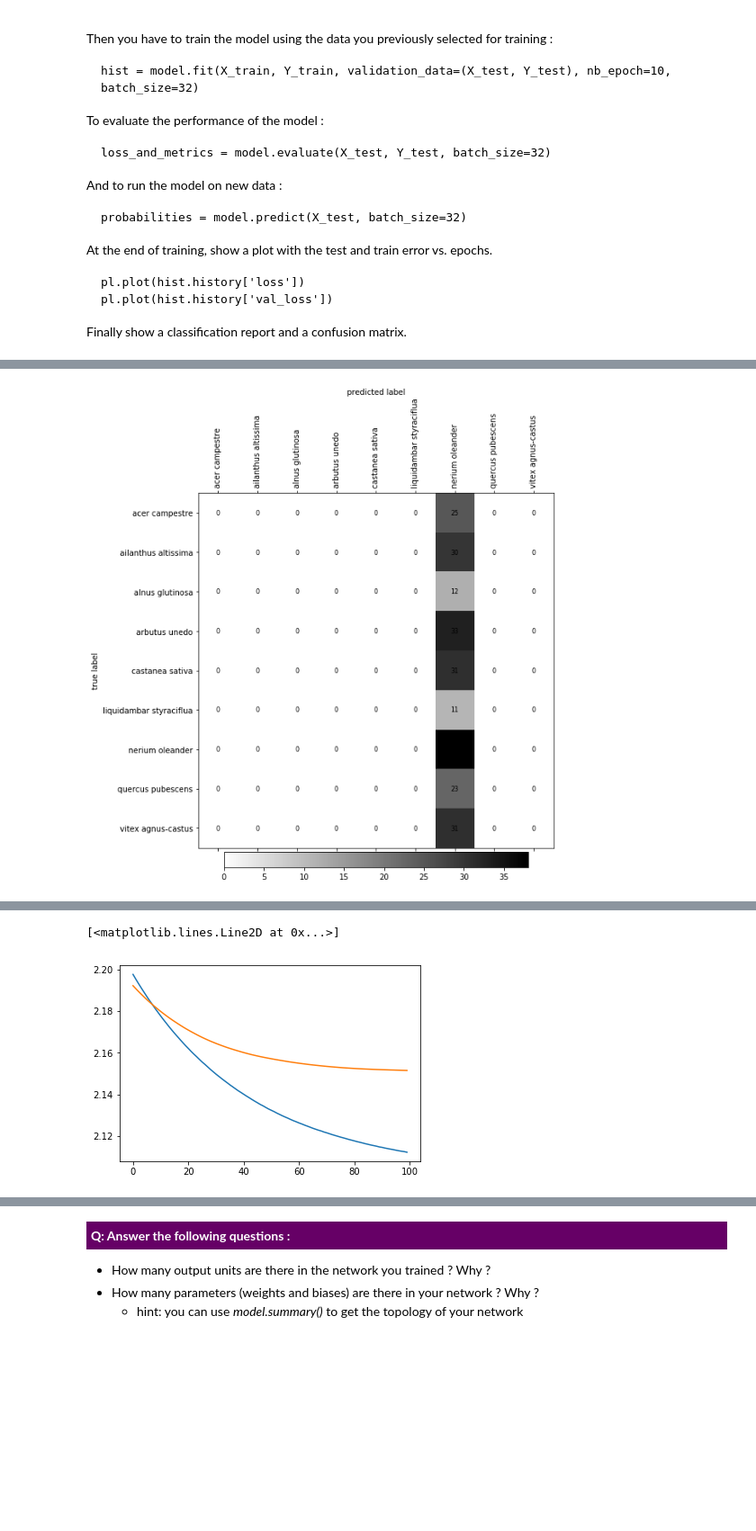
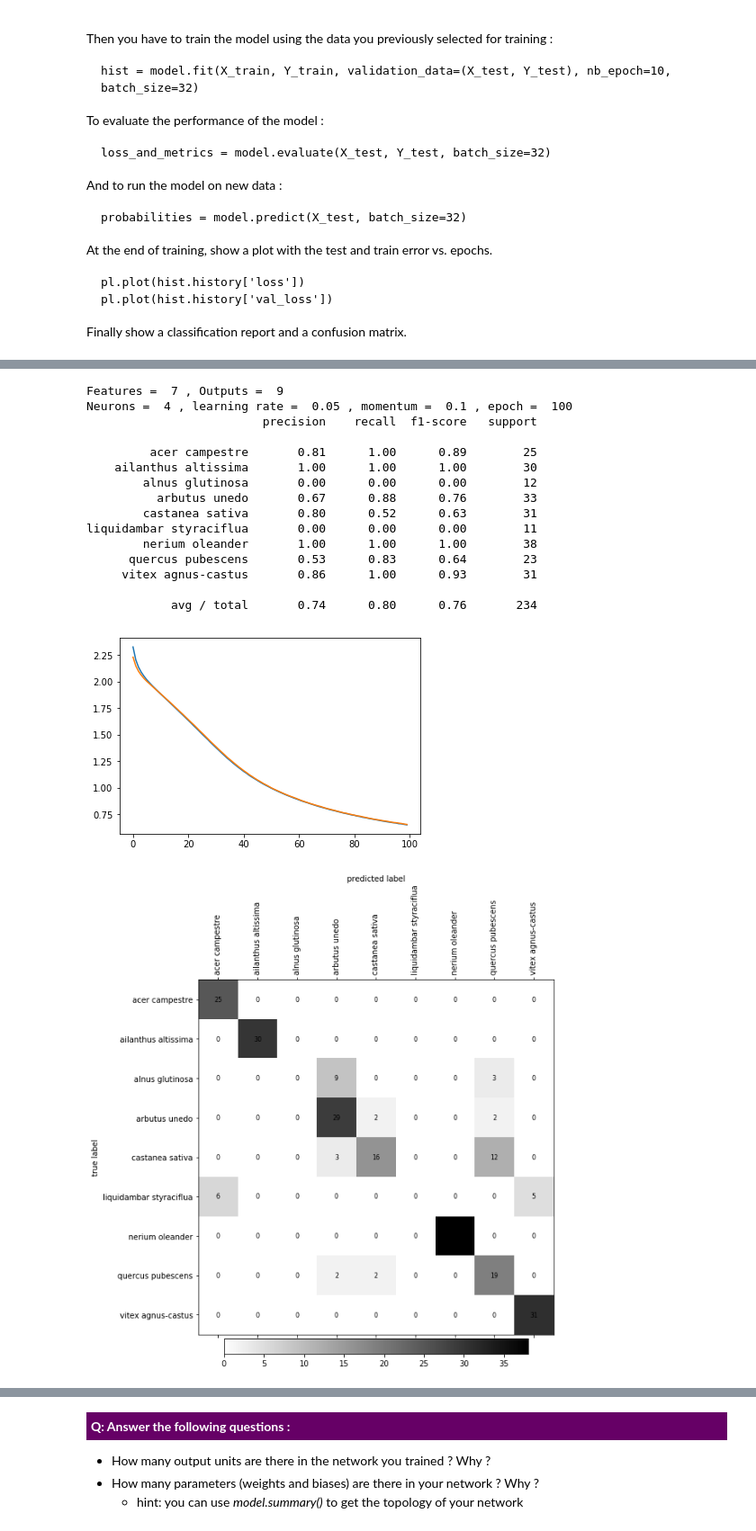
Before and after one commit to mylag/MLBD, a Jupyter notebook: MLBD_lab2/lab2_assignment.ipynb, the cells around one changed output, grey strips where cells are left out. Shown at 90% size. Cells and saved outputs as stored; diff of their text form; code cells hidden in the pictures; blank space fills up the shorter version.

```diff
--- a/MLBD_lab2/lab2_assignment.ipynb
+++ b/MLBD_lab2/lab2_assignment.ipynb
@@ -958,8 +972,3 @@ liquidambar styraciflua       0.00      0.00      0.00        11
-# %%
-pl.figure(figsize=(10, 10))
-plot_confusion_matrix(confmat, lencoder.classes_, cmap=cm.gray_r)
-# %% [output]
-[figure, removed]
 # %% [markdown]
 <p style="background-color:#660066; color:#fff;padding:5px; font-weight:bold">Q: Play with the training parameters.</p>
 Explore the training process and try to find a good set of parameters. The main parameters are : *learningrate* (lr), *momentum* (momentum), the number of hidden units in your network and the number of updates performed by the algorithm (epochs).
@@ -980,29 +989,65 @@ The classification performance will most likely be close to but lower than what
 # %%
 # MLBD - Labo
 
-# Start by setting the number of units in the hidden layer (to something small, <5)
-# and the number of epochs (20-200).
-#----------------------------------------------------------------------------------
+def test_CNN(N_NEURONS,N_LEARNING_RATE,N_MOMENTUM,N_EPOCH):
 
-N_NEURONS = 2
-N_NB_EPOCH = 100
+    print "Features = ", N_FEATURES, ", Outputs = ", N_OUTPUTS
+    print "Neurons = ", N_NEURONS, ", learning rate = ", N_LEARNING_RATE, ", momentum = ", N_MOMENTUM, ", epoch = ", N_EPOCH
 
-N_LEARNING_RATE = 0.01
-N_MOMENTUM = 0.0
+    inputs = Input(shape=(N_FEATURES,))
+    hidden = Dense(N_NEURONS, activation='relu')(inputs)
+    outputs = Dense(N_OUTPUTS, activation='softmax')(hidden)
+    model = Model(input=inputs, output=outputs)
+    gradient_descent = SGD(lr=N_LEARNING_RATE, momentum=N_MOMENTUM, decay=0.0)
+    model.compile(optimizer=gradient_descent, loss='categorical_crossentropy', metrics=['accuracy'])
 
-inputs = Input(shape=(N_FEATURES,))
-hidden = Dense(N_NEURONS, activation='relu')(inputs)
-outputs = Dense(N_OUTPUTS, activation='softmax')(hidden)
-model = Model(input=inputs, output=outputs)
-gradient_descent = SGD(lr=N_LEARNING_RATE, momentum=N_MOMENTUM, decay=0.0)
-model.compile(optimizer=gradient_descent, loss='categorical_crossentropy', metrics=['accuracy'])
-hist = model.fit(X_train, Y_train, validation_data=(X_test, Y_test), nb_epoch=N_NB_EPOCH, batch_size=32, verbose=False)
+    hist = model.fit(X_train, Y_train, validation_data=(X_test, Y_test), nb_epoch=N_EPOCH, batch_size=32, verbose=False)
 
-pl.plot(hist.history['loss'])
-pl.plot(hist.history['val_loss'])
+    # Evaluation
+    pl.plot(hist.history['loss'])
+    pl.plot(hist.history['val_loss'])
+
+    # Finally show a classification report and a confusion matrix.
+    loss_and_metrics = model.evaluate(X_test, Y_test, batch_size=32, verbose=False)
+    probabilities = model.predict(X_test, batch_size=32)
+    y_pred = np_utils.probas_to_classes(probabilities)
+    confmat = confusion_matrix(y_confmat, y_pred)
+    pl.figure(figsize=(10, 10))
+    plot_confusion_matrix(confmat, lencoder.classes_, cmap=cm.gray_r)
+
+    report = skmetrics.classification_report(y_confmat, y_pred,
+                                             labels=np.arange(len(lencoder.classes_)),
+                                             target_names=lencoder.classes_)
+    print report
-# %% [output]
-[<matplotlib.lines.Line2D at 0x...>]
-[figure, removed]
+# %%
+# Start by setting the number of units in the hidden layer (to something small, < 5)
+# and the number of epochs (20-200).
+#----------------------------------------------------------------------------------
+
+N_NEURONS = 4
+N_LEARNING_RATE = 0.05
+N_MOMENTUM = 0.1
+N_EPOCH = 100
+
+test_CNN(N_NEURONS,N_LEARNING_RATE,N_MOMENTUM,N_EPOCH)
+# %% [output]
+Features =  7 , Outputs =  9
+Neurons =  4 , learning rate =  0.05 , momentum =  0.1 , epoch =  100
+                         precision    recall  f1-score   support
+
+         acer campestre       0.81      1.00      0.89        25
+    ailanthus altissima       1.00      1.00      1.00        30
+        alnus glutinosa       0.00      0.00      0.00        12
+          arbutus unedo       0.67      0.88      0.76        33
+        castanea sativa       0.80      0.52      0.63        31
+liquidambar styraciflua       0.00      0.00      0.00        11
+        nerium oleander       1.00      1.00      1.00        38
+      quercus pubescens       0.53      0.83      0.64        23
+     vitex agnus-castus       0.86      1.00      0.93        31
+
+            avg / total       0.74      0.80      0.76       234
+[figure, added]
+[figure, added]
 # %%
 # Play with the learning rate (0.0-1.0) and momentum (0.0-1.0)
 # and verify if the train and test errors decrease with the number of epochs
```
Also changed, not shown: parts of 39 cells of this notebook.
